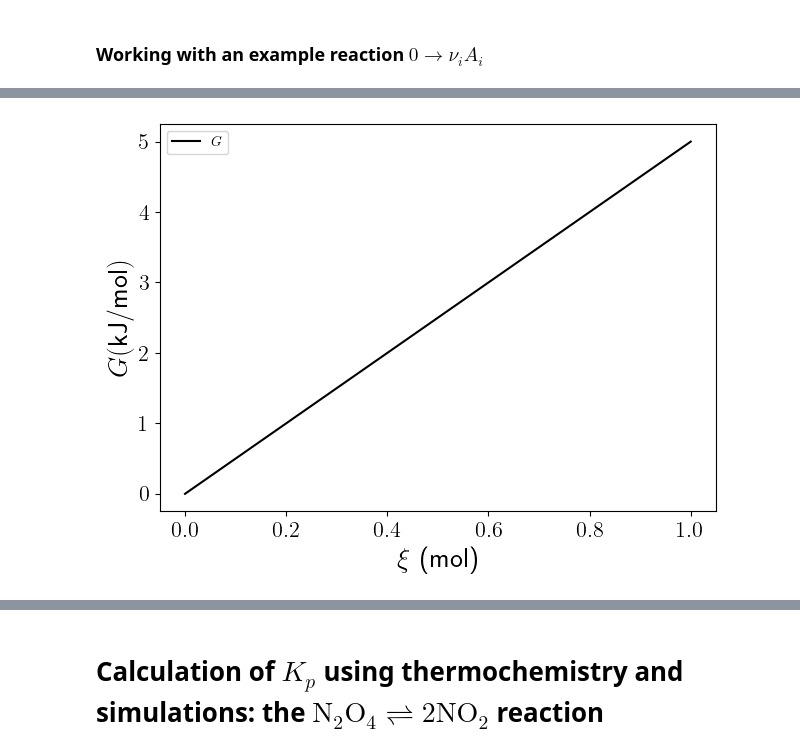
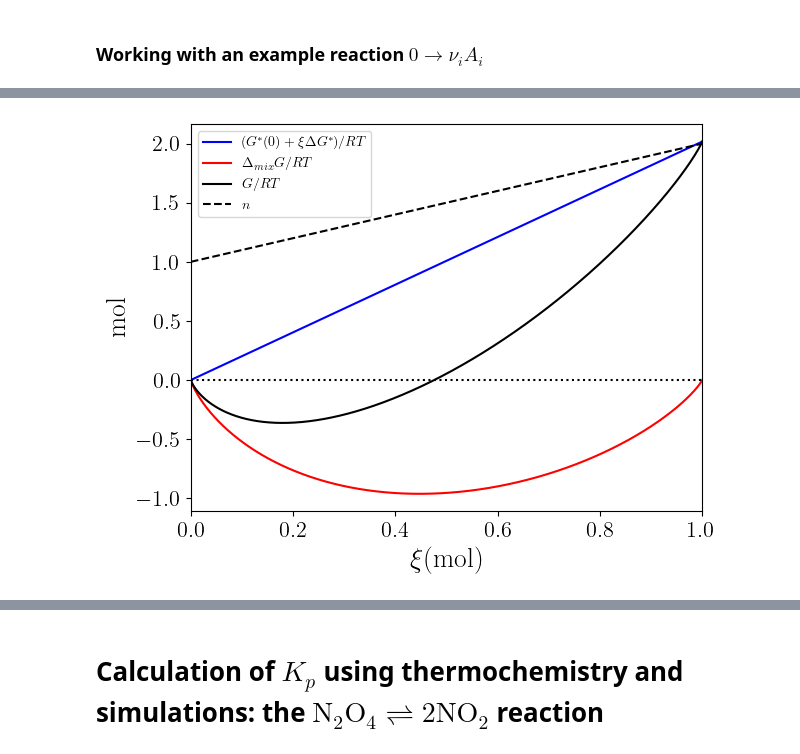
Before and after one commit to emartineznunez/Kp, a Jupyter notebook: scripts/Kp.ipynb, the cells around one changed output, grey strips where cells are left out. Drawn from its saved outputs; the diff is of its cells as text; code cells hidden in the pictures.

```diff
--- a/scripts/Kp.ipynb
+++ b/scripts/Kp.ipynb
@@ -117,40 +117,94 @@ p0     = 1                   # standard pressure in bar
 R      = 8.314472e-3         # Gas constant in kJ/(K mol)
 H2kcal = 627.509             # Hartree to kcal/mol
 H2kJ   = 2625.5              # Hartree to kJ/mol
+Rbar   = 0.0831446618        # R in bar L / (mol K)
 
 
-
-# This is for A-->B+C but this cell should be modified to allow the user define the reaction conditions
+# This is for A(0)-->2*A(1) but this cell should be modified to allow the user define the reaction conditions
 # pressure of 1 bar and T = 298.15 K
 p = 1
 T = 298.15
 #number of species
-n_species = 3
+#n_species = 3
+n_species = 2
 #nui is an array with the stochiometric coeffs
-nui = np.array([-1,1,1])
+#nui = np.array([-1,1,1])
+nui = np.array([-1,2])
 #ni0 is an array with the initial number of moles
-ni0 = np.array([1,0,0])
+#ni0 = np.array([1,0,0])
+ni0 = np.array([1,0])
 #mui0 are the standard chemical potentials of the species (kJ/mol)
-mui0 = np.array([0,2,3])
+#mui0 = np.array([0,2,3])
+mui0 = np.array([0,2.5])
 #muistar is the chemical potential for the pure species = mui0+RTln(p/p0)
 muistar = mui0 + R * T * np.log(p/p0)
 deltaG0 = sum(nui * mui0)
 
-print('Kp = %5.3f' % np.exp(-deltaG0/R/T))
+k_p = np.exp(-deltaG0/R/T)
+
+
 #max(ni0) has to be changed if a limiting reactant exists
-x = np.linspace(0,max(ni0),num=1000)
+x = np.linspace(1e-10,max(ni0)-1e-10,num=1000)
 #number of moles as a function of x
 
-G = sum(ni0 * muistar) + x * sum(nui * muistar)
+#ni_of_xi is a list of arrays
+ni = []
+xi = []
+n = sum(ni0) + sum(nui) * x
+
+for k,ele in enumerate(ni0):
+  #ni.append(ni0[k] + x * nui[k])
+  xi.append((ni0[k] + x * nui[k]) / n)
+
+nia = np.array(ni)
+xia = np.array(xi)
+
+G_star = 1 / R / T * ( sum(ni0 * muistar) + x * sum(nui * muistar) )
+G_mix  = n * sum(xia*np.log(xia))
+G = G_star + G_mix
+y = np.zeros(x.size)
+
+x_eq = x[np.argmin(G)]
+n_eq = sum(ni0) + sum(nui) * x_eq
+
+print('EQUILIBRIUM PROPERTIES')
+print('Kp from stantard Gibbs energy of rxn = %5.3f' % k_p)
+print('Extent of rxn = %5.3f mol' % x_eq )
+for k,ele in enumerate(ni0):
+  print('Moles of A(%1.0f) = %5.3f mol' % (k,ele+x_eq * nui[k]))
+
+p_eq = []
+k_from_peq = 1
+for k,ele in enumerate(ni0):
+  p_eq.append((ele+x_eq * nui[k])/n_eq * p )
+  print('Partial pressure of A(%1.0f) = %5.3f bar' % (k,p_eq[k]))
+  k_from_peq *= p_eq[k] ** nui[k]
+
+print('kp from the partial pressures %5.3f' % k_from_peq)
 
 plt.rcParams['text.usetex'] = True
-plt.plot(x,G,'-',color='black',label='$G$')
-plt.ylabel(r'$G($kJ/mol$)$',fontsize=20)
-plt.xlabel(r'$\xi$ (mol)',fontsize=20)
+plt.plot(x,G_star,'-',color='blue',label=r'$(G^*(0)+\xi\Delta G^*)/RT$')
+plt.plot(x,G_mix,'-',color='red',label=r'$\Delta _{mix}G/RT$')
+plt.plot(x,G,'-',color='black',label=r'$G/RT$')
+plt.plot(x,n,'--',color='black',label=r'$n$')
+
+plt.plot(x,y,':',color='black')
+
+plt.ylabel(r'$\mathrm{mol}$',fontsize=20)
+plt.xlabel(r'$\xi (\mathrm{mol})$',fontsize=20)
 plt.legend()
+plt.xlim(0,max(x))
 plt.xticks(fontsize=16)
 plt.yticks(fontsize=16)
 plt.tight_layout()
 plt.show()
-#G =
+
+plt.plot(x,n * Rbar * T / p,'-',color='black')
+plt.ylabel(r'$V(\mathrm{L})$',fontsize=20)
+plt.xlabel(r'$\xi (\mathrm{mol})$',fontsize=20)
+plt.xlim(0,1)
+plt.xticks(fontsize=16)
+plt.yticks(fontsize=16)
+plt.tight_layout()
+plt.show()
 # %% [output]
@@ -158 +219 @@ Kp = 0.133
-[figure, old version]
+[figure, new version]
```
Also changed, not shown: parts of 1 cell of this notebook.
